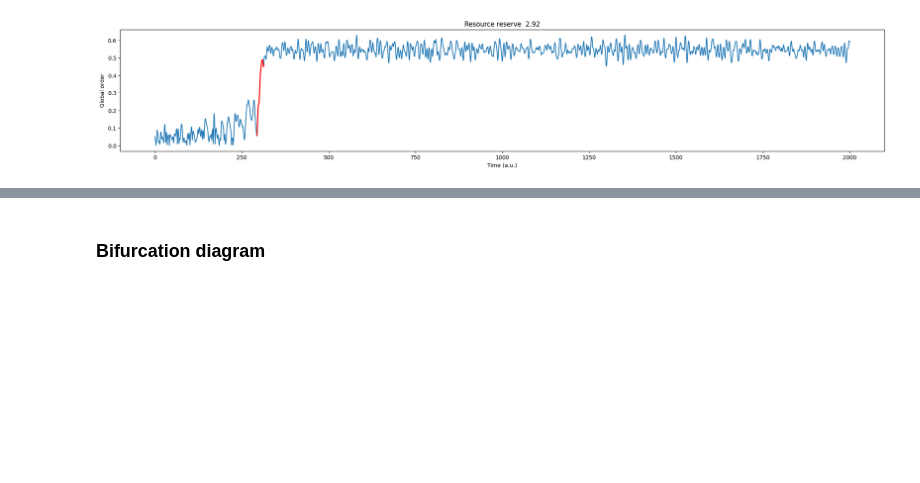
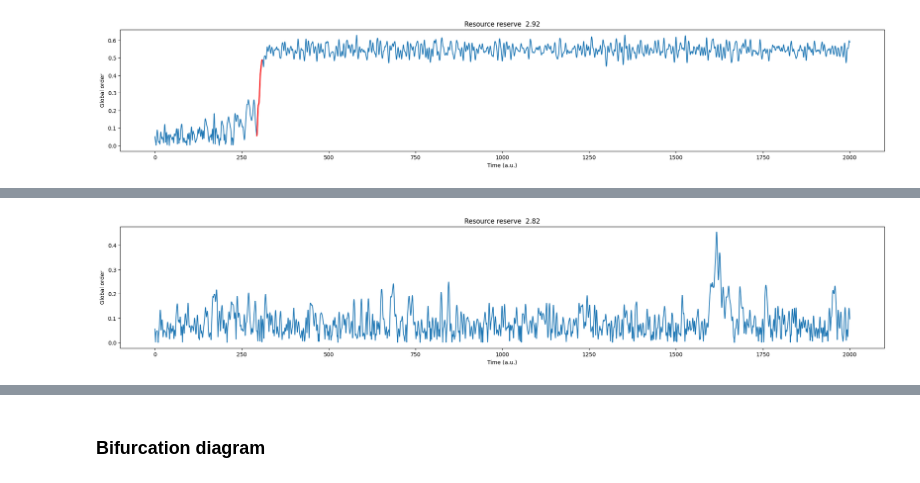
Before and after one commit to nitin293/assignment-iitj, a Jupyter notebook: tES/Mouse brain network/MBN_Res_Constraint_V.2.0.ipynb, the cells around one changed output, grey strips where cells are left out. Cells and saved outputs as stored; diff of their text form; code cells hidden in the pictures; blank space fills up the shorter version.

```diff
--- a/tES/Mouse brain network/MBN_Res_Constraint_V.2.0.ipynb
+++ b/tES/Mouse brain network/MBN_Res_Constraint_V.2.0.ipynb
@@ -269,0 +226,9 @@ print(len(trans_time_start), trans_time_start, trans_time_end)
+# %%
+swn2 = MBN_RC(nepochs=40000,
+             dt=0.05,
+             lambda_o=2.82,
+             alpha=0.1,
+             beta=0.02,
+             plot_bifurcation=False)
+
+swn2.run_model()
@@ -269,0 +253,9 @@ print(len(trans_time_start), trans_time_start, trans_time_end)
+# %%
+f = plt.figure(figsize=(25, 4))
+plt.title("Resource reserve  " + str(swn2.LAMBDA_O))
+plt.plot(np.linspace(0, swn2.NEPOCHS-1, swn2.NEPOCHS)*swn2.DT, swn2.GLOBAL_ORDER_VERBOSE)
+plt.ylabel("Global order")
+plt.xlabel("Time (a.u.)")
+plt.show()
+# %% [output]
+[figure, added]
```
Also changed, not shown: parts of 18 cells of this notebook, 6 other files.
